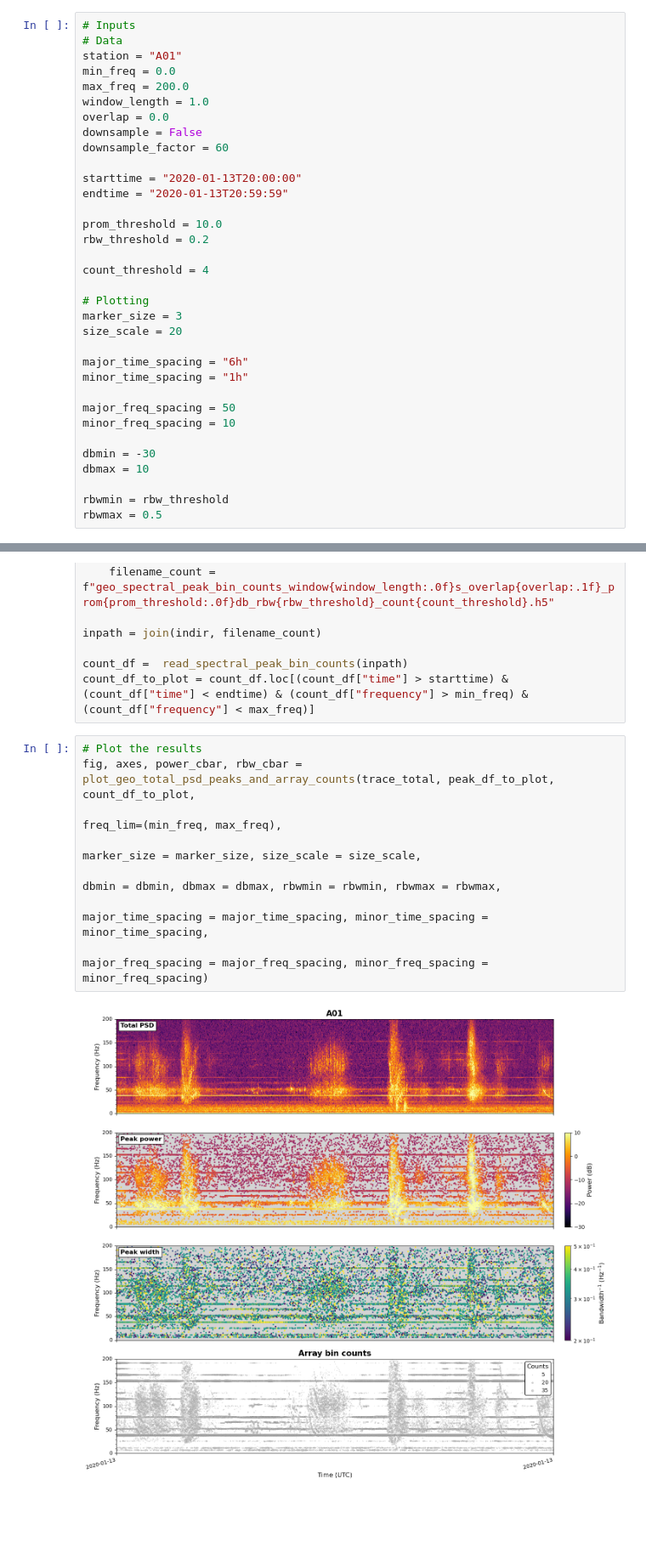
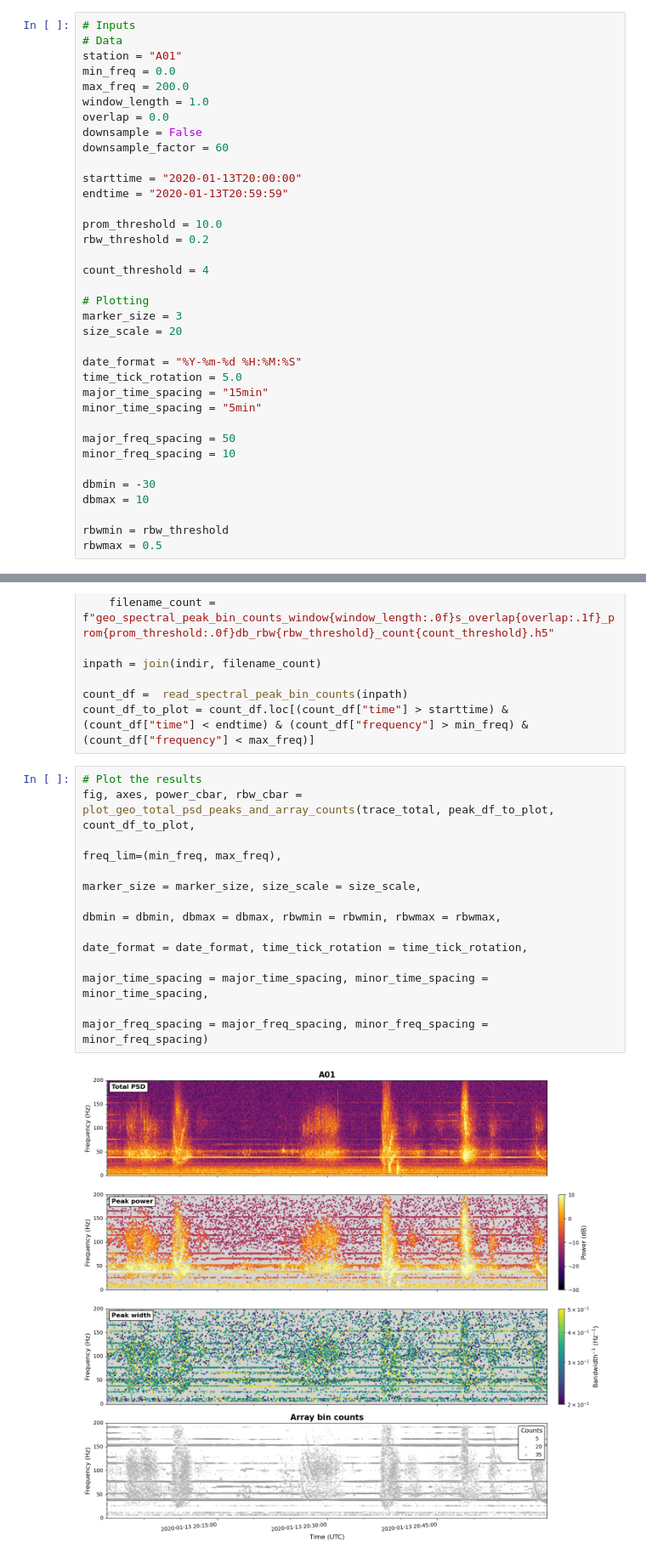
Before and after one commit to SerpRateAI/oman_microearthquakes, a Jupyter notebook: plot_geo_spectral_peaks_and_array_bin_detail.ipynb, the cells around one changed output, grey strips where cells are left out. Shown at 85% size. Cells and saved outputs as stored; diff of their text form; blank space fills up the shorter version.

Commit message:
Made small changes to the codes for plotting geophone spectral peaks and array bin counts

```diff
--- a/plot_geo_spectral_peaks_and_array_bin_detail.ipynb
+++ b/plot_geo_spectral_peaks_and_array_bin_detail.ipynb
@@ -32,8 +32,10 @@ count_threshold = 4
 marker_size = 3
 size_scale = 20
 
-major_time_spacing = "6h"
-minor_time_spacing = "1h"
+date_format = "%Y-%m-%d %H:%M:%S"
+time_tick_rotation = 5.0
+major_time_spacing = "15min"
+minor_time_spacing = "5min"
 
 major_freq_spacing = 50
 minor_freq_spacing = 10
@@ -81,11 +83,12 @@ count_df_to_plot = count_df.loc[(count_df["time"] > starttime) & (count_df["time
 # %%
 # Plot the results
 fig, axes, power_cbar, rbw_cbar = plot_geo_total_psd_peaks_and_array_counts(trace_total, peak_df_to_plot, count_df_to_plot,
                                                                             freq_lim=(min_freq, max_freq),
                                                                             marker_size = marker_size, size_scale = size_scale,
                                                                             dbmin = dbmin, dbmax = dbmax, rbwmin = rbwmin, rbwmax = rbwmax,
+                                                                            date_format = date_format, time_tick_rotation = time_tick_rotation,
                                                                             major_time_spacing = major_time_spacing, minor_time_spacing = minor_time_spacing,
                                                                             major_freq_spacing = major_freq_spacing, minor_freq_spacing = minor_freq_spacing)
 # %% [output]
-[figure, old version]
+[figure, new version]
 # %%
```
Also changed, not shown: parts of 2 cells of this notebook, 1 other file.
